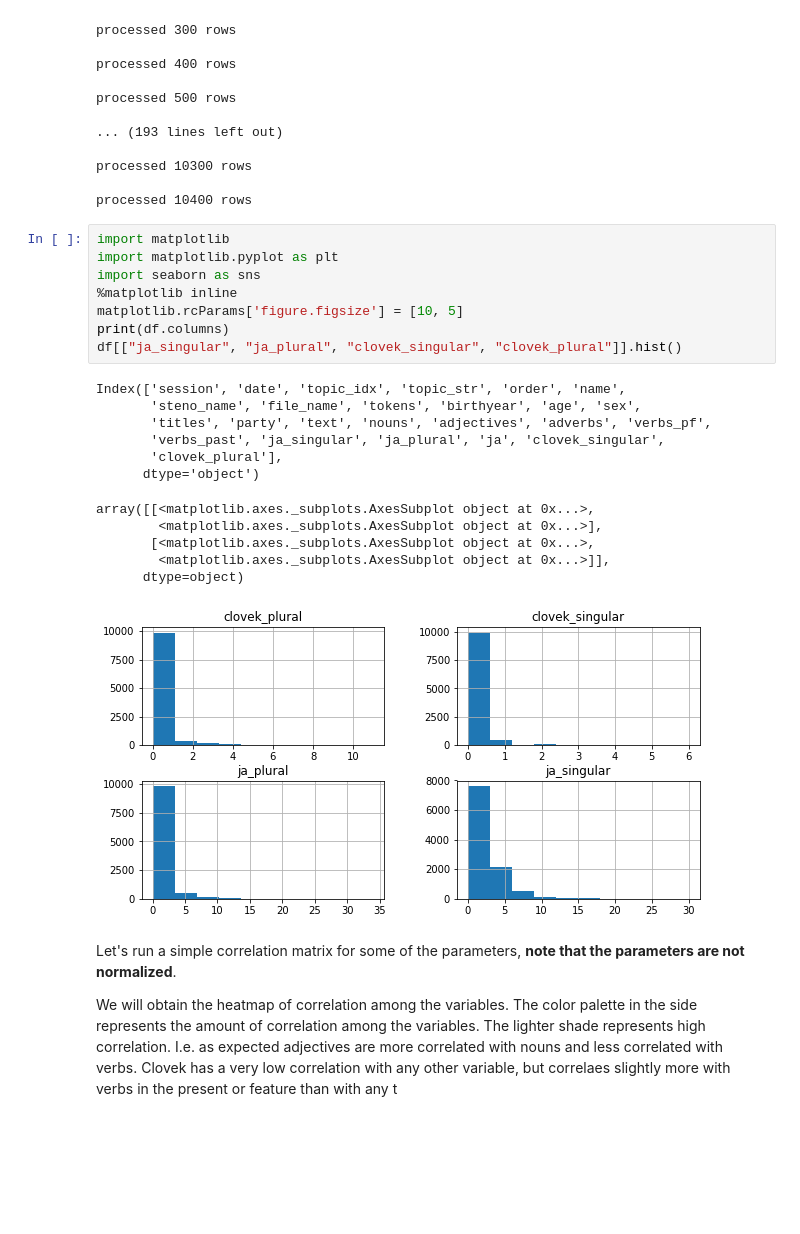
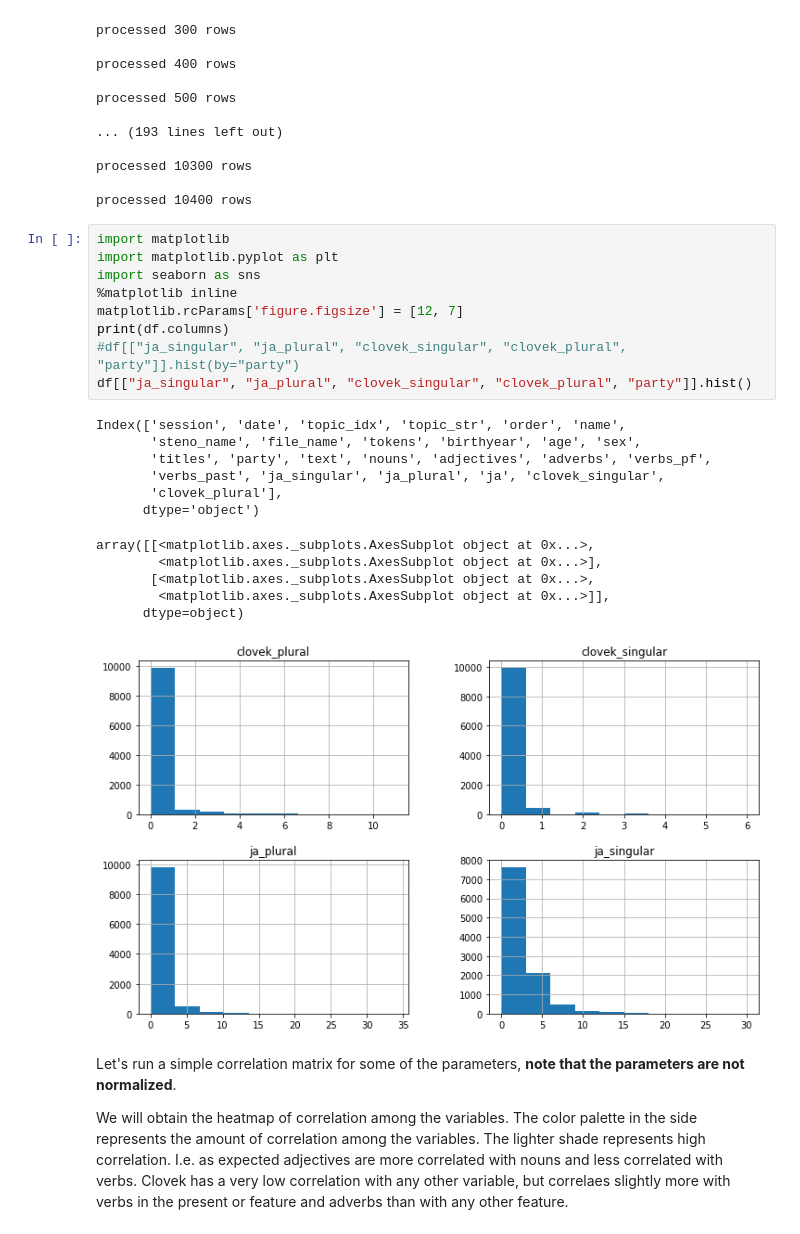
Before and after one commit to mbercas/psp_cz, a Jupyter notebook: 2_tagging_the_files.ipynb, the cells around one changed output. Cells and saved outputs as stored; diff of their text form; blank space fills up the shorter version.

```diff
--- a/2_tagging_the_files.ipynb
+++ b/2_tagging_the_files.ipynb
@@ -159,28 +159,29 @@ processed 10400 rows
 # %%
 import matplotlib
 import matplotlib.pyplot as plt
 import seaborn as sns
 %matplotlib inline
-matplotlib.rcParams['figure.figsize'] = [10, 5]
+matplotlib.rcParams['figure.figsize'] = [12, 7]
 print(df.columns)
-df[["ja_singular", "ja_plural", "clovek_singular", "clovek_plural"]].hist()
+#df[["ja_singular", "ja_plural", "clovek_singular", "clovek_plural", "party"]].hist(by="party")
+df[["ja_singular", "ja_plural", "clovek_singular", "clovek_plural", "party"]].hist()
 # %% [output]
 Index(['session', 'date', 'topic_idx', 'topic_str', 'order', 'name',
        'steno_name', 'file_name', 'tokens', 'birthyear', 'age', 'sex',
        'titles', 'party', 'text', 'nouns', 'adjectives', 'adverbs', 'verbs_pf',
        'verbs_past', 'ja_singular', 'ja_plural', 'ja', 'clovek_singular',
        'clovek_plural'],
       dtype='object')
 array([[<matplotlib.axes._subplots.AxesSubplot object at 0x...>,
         <matplotlib.axes._subplots.AxesSubplot object at 0x...>],
        [<matplotlib.axes._subplots.AxesSubplot object at 0x...>,
         <matplotlib.axes._subplots.AxesSubplot object at 0x...>]],
       dtype=object)
-[figure, old version]
+[figure, new version]
 # %% [markdown]
 Let's run a simple correlation matrix for some of the parameters, **note that the parameters are not normalized**.
 
-We will obtain the heatmap of correlation among the variables. The color palette in the side represents the amount of correlation among the variables. The lighter shade represents high correlation. I.e. as expected adjectives are more correlated with nouns and less correlated with verbs. Clovek has a very low correlation with any other variable, but correlaes slightly more with verbs in the present or feature than with any t
+We will obtain the heatmap of correlation among the variables. The color palette in the side represents the amount of correlation among the variables. The lighter shade represents high correlation. I.e. as expected adjectives are more correlated with nouns and less correlated with verbs. Clovek has a very low correlation with any other variable, but correlaes slightly more with verbs in the present or feature and adverbs than with any other feature.
 # %%
 dff = df[['tokens', 'nouns', 'verbs_pf', 'verbs_past', 'adjectives', 'adverbs', 'ja_singular', 'ja_plural', 'clovek_singular', 'clovek_plural']]
 cor = dff.corr()
```
Also changed, not shown: parts of 3 cells of this notebook.
